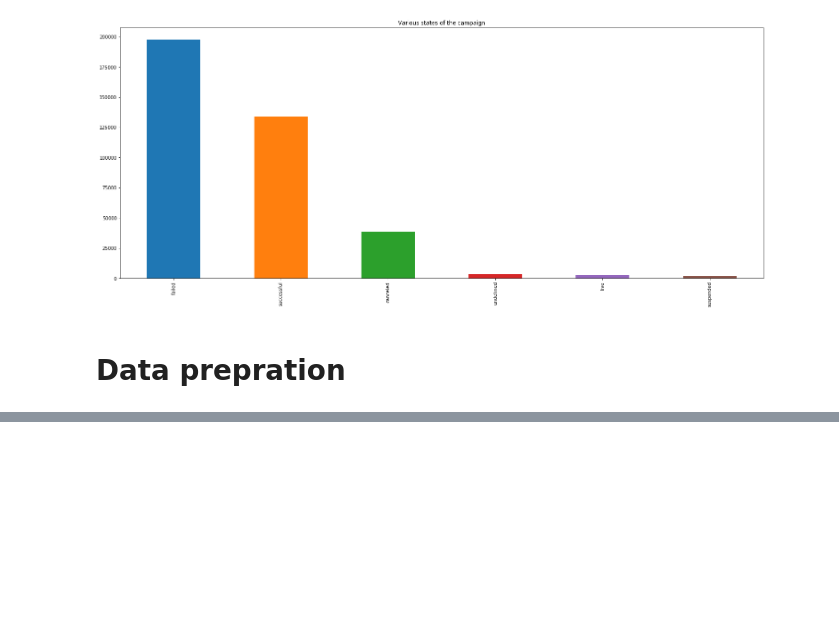
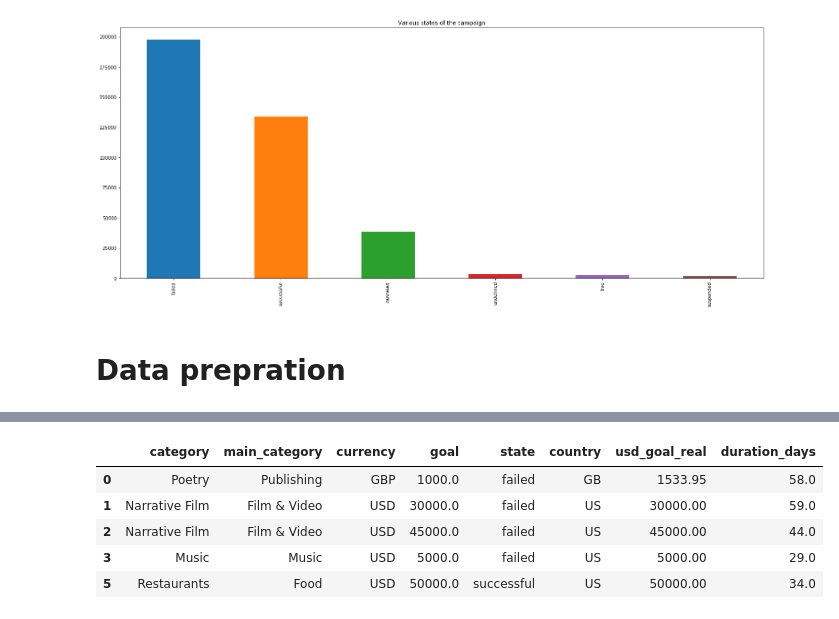
Before and after one commit to xAbhidhar/kickstarter-projects, a Jupyter notebook: Kickstarter Project.ipynb, the cells around one changed output, grey strips where cells are left out. Saved outputs shown, nothing was run; the diff lists cells and outputs as text; code cells hidden in the pictures; blank space fills up the shorter version.

```diff
--- a/Kickstarter Project.ipynb
+++ b/Kickstarter Project.ipynb
@@ -206,0 +262,9 @@ df['duration_days'] = df['duration_days'].astype('timedelta64[D]')
+# %%
+df.head()
+# %% [output]
+|  | category | main_category | currency | goal | state | country | usd_goal_real | duration_days |
+| 0 | Poetry | Publishing | GBP | 1000.0 | failed | GB | 1533.95 | 58.0 |
+| 1 | Narrative Film | Film & Video | USD | 30000.0 | failed | US | 30000.00 | 59.0 |
+| 2 | Narrative Film | Film & Video | USD | 45000.0 | failed | US | 45000.00 | 44.0 |
+| 3 | Music | Music | USD | 5000.0 | failed | US | 5000.00 | 29.0 |
+| 5 | Restaurants | Food | USD | 50000.0 | successful | US | 50000.00 | 34.0 |
```
Also changed, not shown: parts of 8 cells of this notebook.
